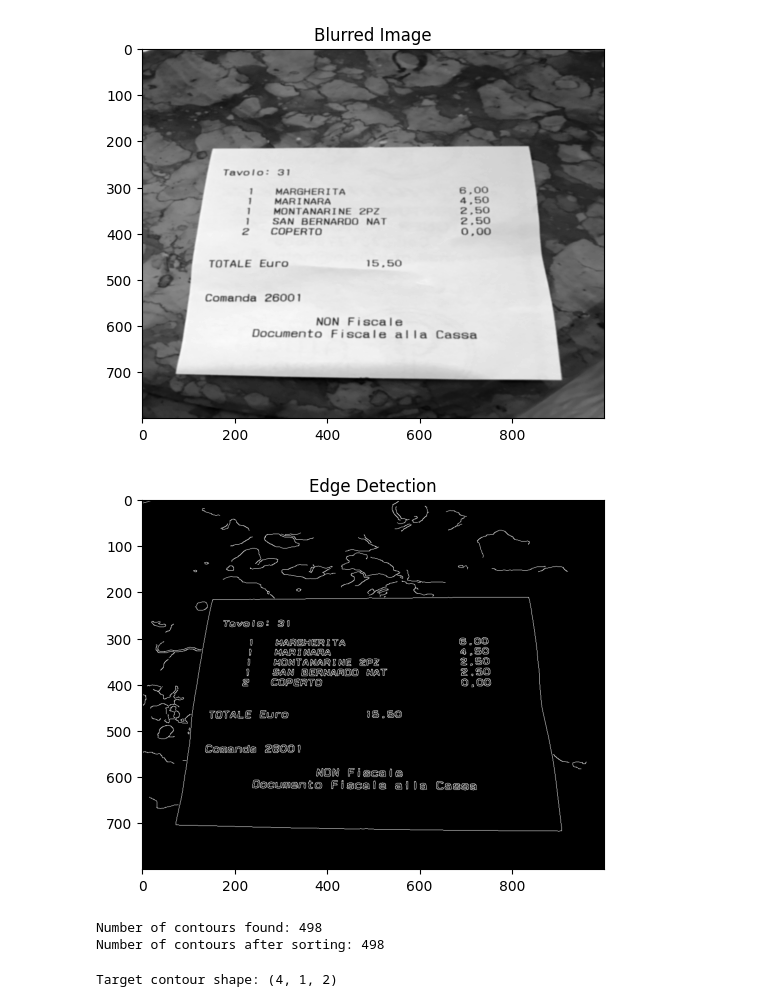
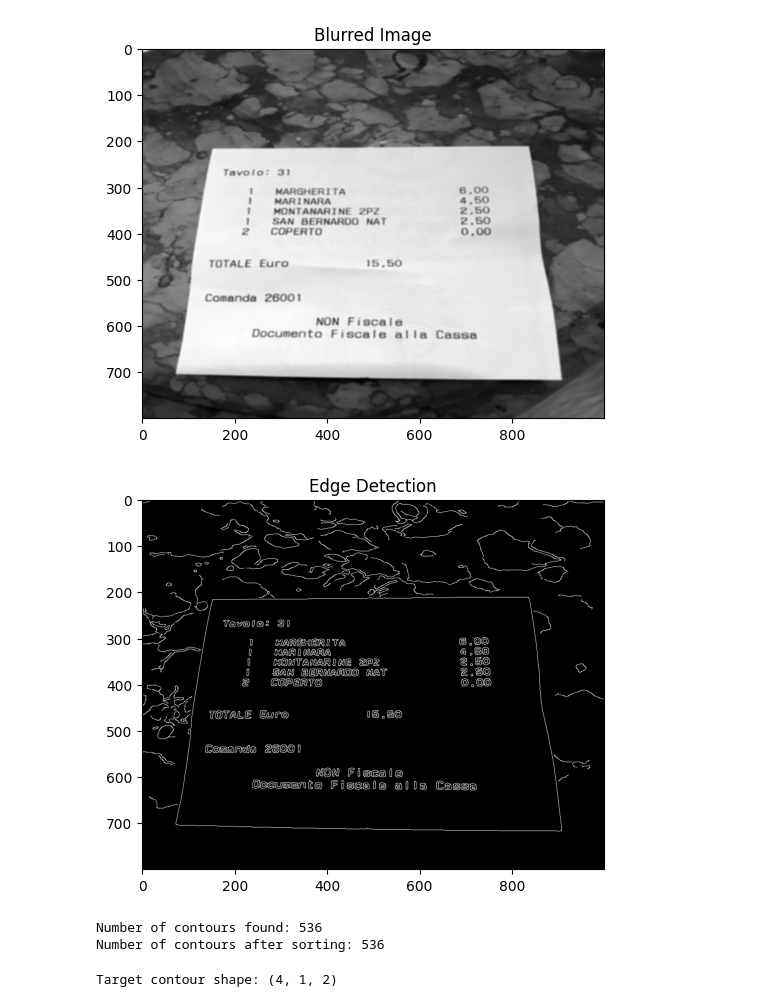
Before and after one commit to DhushanthanK/Scanning-Documents-with-Perspective-Transformation, a Jupyter notebook: Building_Document_Scanner_Using_OpenCV.ipynb, the cells around one changed output. Saved outputs shown, nothing was run; the diff lists cells and outputs as text; code cells hidden in the pictures.

```diff
--- a/Building_Document_Scanner_Using_OpenCV.ipynb
+++ b/Building_Document_Scanner_Using_OpenCV.ipynb
@@ -38,7 +38,7 @@ plt.show()
 # %%
 # Apply Gaussian Blur to the grayscale image to reduce noise
 
-blurred = cv2.GaussianBlur(gray, (5, 5), 0)
+blurred = cv2.GaussianBlur(gray, (7, 7), 0)  # Larger kernel size
 plt.imshow(blurred, cmap="gray")
 plt.title("Blurred Image")
 plt.show()
@@ -47,12 +47,12 @@ plt.show()
 # %%
 # Perform edge detection using the Canny algorithm and display the result
 
-edge = cv2.Canny(blurred, 50, 150)  # Adjust thresholds as needed
+edge = cv2.Canny(blurred, 30, 100)  # Adjust thresholds
 plt.imshow(edge, cmap="gray")
 plt.title("Edge Detection")
 plt.show()
 # %% [output]
-[figure, old version]
+[figure, new version]
 # %%
 # Extract contours from the edge-detected image
 
@@ -64,8 +64,8 @@ print(f"Number of contours found: {len(contours)}")
 contours = sorted(contours, key=cv2.contourArea, reverse=True)
 print(f"Number of contours after sorting: {len(contours)}")
 # %% [output]
-Number of contours found: 498
-Number of contours after sorting: 498
+Number of contours found: 536
+Number of contours after sorting: 536
 # %%
 # Select the largest contour that approximates to a quadrilateral
 
```
Also changed, not shown: parts of 10 cells of this notebook, 2 other files.
